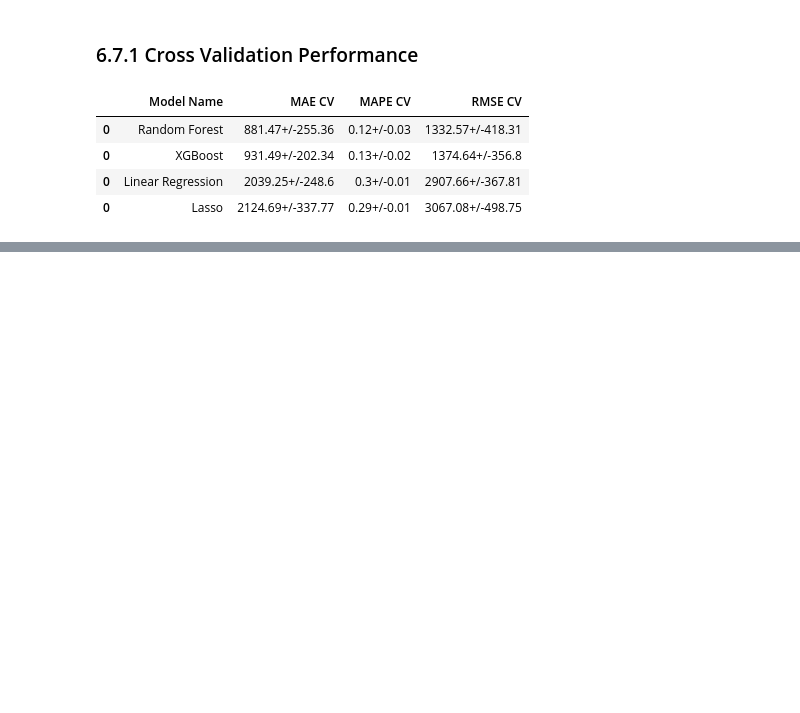
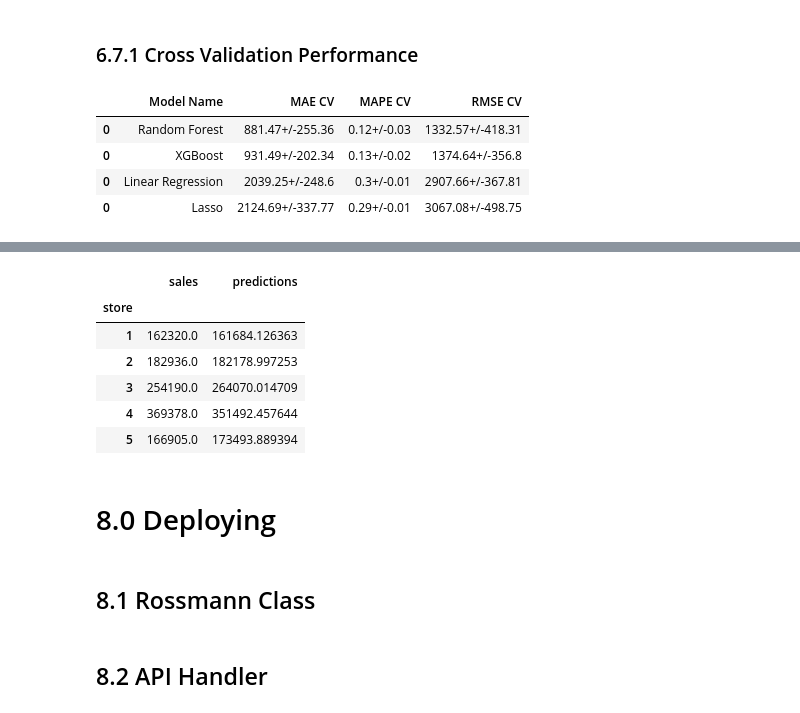
Before and after one commit to danjaca/predicting_sales_rossmann, a Jupyter notebook: Rossmann_predict_sales.ipynb, the cells around one changed output, grey strips where cells are left out. Saved outputs shown, nothing was run; the diff lists cells and outputs as text; code cells hidden in the pictures; blank space fills up the shorter version.

```diff
--- a/Rossmann_predict_sales.ipynb
+++ b/Rossmann_predict_sales.ipynb
@@ -1401,14 +1389,16 @@ lrr_cv
 import xgboost as xgb
 # %%
 #model
-model_xgb = xgb.XGBRegressor(objective='reg:squarederror',
-                             n_estimators=100,
-                             eta=0.01,
-                             max_depth=10,
-                            subsample=0.7,
-                            ).fit(x_train,y_train)
+#model_xgb = xgb.XGBRegressor(objective='reg:squarederror',
+                            # n_estimators=100,
+                           #  eta=0.01,
+                           #  max_depth=10,
+                            #subsample=0.7,
+                            #).fit(x_train,y_train)
+with open('pickle_rossmann/ml/xgb.pkl','rb') as arquivo:
+    model_xgb = pickle.load(arquivo)
 
-predict
+#predict
 yhat_xgb = model_xgb.predict(x_test)
 #performance
 xgb_result = ml_error('XGBoost Regressor',np.expm1(y_test),np.expm1(yhat_xgb))
@@ -1441,14 +1431,16 @@ from sklearn.ensemble import RandomForestRegressor
 #rf = RandomForestRegressor(n_estimators=100,n_jobs=-1,random_state=42).fit(x_train,y_train)
 
 #predict
-#yhat_rf = rf.predict(x_test)
+yhat_rf = rf.predict(x_test)
 
 #performance
-#rf_result = ml_error('Random Forest Regressor',np.expm1(y_test),np.expm1(yhat_rf))
+rf_result = ml_error('Random Forest Regressor',np.expm1(y_test),np.expm1(yhat_rf))
+
 #with open('pickle_rossmann/ml/rf.pkl','wb') as arquivo:
+    #pickle.dump(rf,arquivo)
+
+#with open('pickle_rossmann/ml/rf_result.pkl','wb') as arquivo:
     #pickle.dump(rf_result,arquivo)
-with open('pickle_rossmann/ml/rf.pkl','rb') as arquivo:
-    rf = pickle.load(arquivo)
 # %%
 rf
 # %% [output]
@@ -1534,0 +1546,3 @@ final_result
+# %%
+df7['sales'] = np.expm1(df7['sales'])
+df7['predictions'] = np.expm1(yhat_rf)
@@ -1534,0 +1560,13 @@ final_result
+# %%
+aux_real = df7[['sales','predictions','store']].groupby('store').sum()
+aux_real.head()
+# %% [output]
+|  | sales | predictions |
+| store |  |  |
+| 1 | 162320.0 | 161684.126363 |
+| 2 | 182936.0 | 182178.997253 |
+| 3 | 254190.0 | 264070.014709 |
+| 4 | 369378.0 | 351492.457644 |
+| 5 | 166905.0 | 173493.889394 |
+# %% [markdown]
+# 8.0 Deploying
@@ -1534,0 +1575,2 @@ final_result
+# %% [markdown]
+## 8.1 Rossmann Class
@@ -1534,0 +1727,2 @@ final_result
+# %% [markdown]
+## 8.2 API Handler
```
Also changed, not shown: parts of 36 cells of this notebook.
